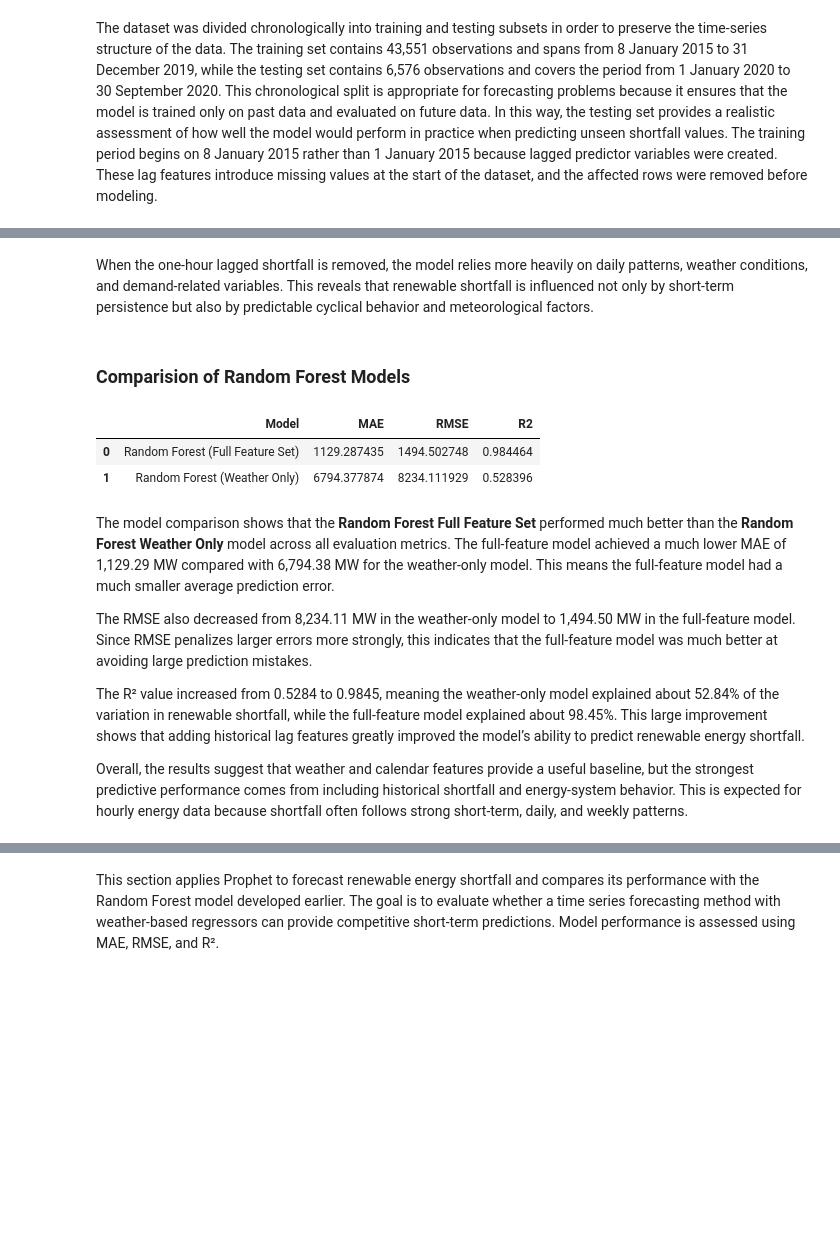
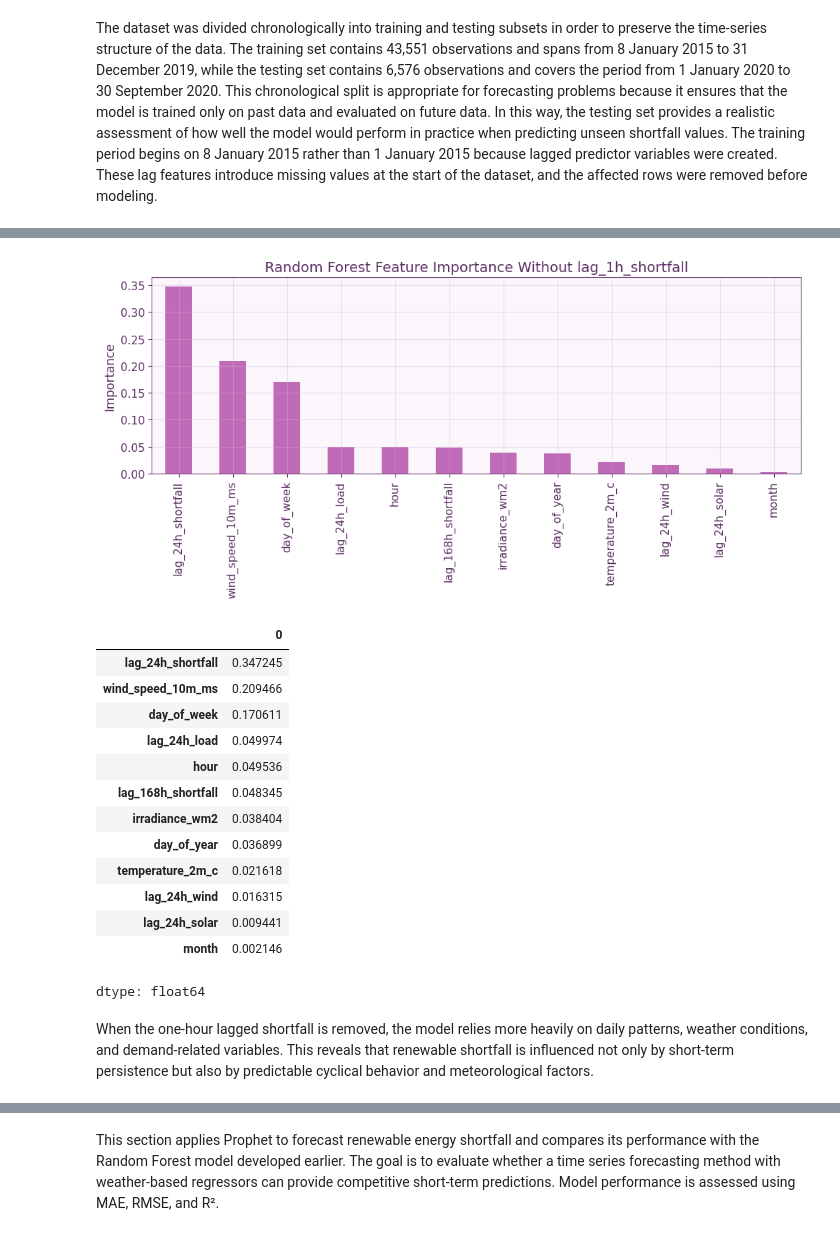
Before and after one commit to Varie737/Renewable-Energy-Data-Analysis, a Jupyter notebook: Renewable Energy Data Analysis project.ipynb, the cells around one changed output, grey strips where cells are left out. Saved outputs shown, nothing was run; the diff lists cells and outputs as text; code cells hidden in the pictures; blank space fills up the shorter version.

```diff
--- a/Renewable Energy Data Analysis project.ipynb
+++ b/Renewable Energy Data Analysis project.ipynb
@@ -1128,0 +857,15 @@ Overall, this confirms that the full-feature model’s high performance is mainl
+# %%
+rf_no_1h = RandomForestRegressor(
+    n_estimators=200,
+    max_depth=15,
+    min_samples_split=10,
+    min_samples_leaf=4,
+    random_state=42,
+    n_jobs=-1
+)
+
+rf_no_1h.fit(X_train_no_1h, y_train)
+
+y_pred_rf_no_1h = rf_no_1h.predict(X_test_no_1h)
+
+print("Random Forest model without lag_1h_shortfall trained successfully.")
@@ -1129,39 +890,31 @@ Overall, this confirms that the full-feature model’s high performance is mainl
+# %%
+feature_importance_rf_no_1h = pd.Series(rf_no_1h.feature_importances_, index=feature_cols_no_1h)
+feature_importance_rf_no_1h = feature_importance_rf_no_1h.sort_values(ascending=False)
+
+plt.figure(figsize=(10,5))
+feature_importance_rf_no_1h.plot(kind="bar")
+plt.title("Random Forest Feature Importance Without lag_1h_shortfall")
+plt.ylabel("Importance")
+plt.tight_layout()
+plt.show()
+
+feature_importance_rf_no_1h
+# %% [output]
+[figure, added]
+|  | 0 |
+| lag_24h_shortfall | 0.347245 |
+| wind_speed_10m_ms | 0.209466 |
+| day_of_week | 0.170611 |
+| lag_24h_load | 0.049974 |
+| hour | 0.049536 |
+| lag_168h_shortfall | 0.048345 |
+| irradiance_wm2 | 0.038404 |
+| day_of_year | 0.036899 |
+| temperature_2m_c | 0.021618 |
+| lag_24h_wind | 0.016315 |
+| lag_24h_solar | 0.009441 |
+| month | 0.002146 |
+dtype: float64
 # %% [markdown]
 When the one-hour lagged shortfall is removed, the model relies more heavily on daily patterns, weather conditions, and demand-related variables. This reveals that renewable shortfall is influenced not only by short-term persistence but also by predictable cyclical behavior and meteorological factors.
-# %% [markdown]
-### Comparision of Random Forest Models
-# %%
-rf_comparison = pd.DataFrame({
-    "Model": [
-        "Random Forest (Weather Only)",
-        "Random Forest (Full Feature Set)"
-    ],
-    "MAE": [
-        mae_rf_weather,
-        mae_rf
-    ],
-    "RMSE": [
-        rmse_rf_weather,
-        rmse_rf
-    ],
-    "R2": [
-        r2_rf_weather,
-        r2_rf
-    ]
-})
-
-rf_comparison = rf_comparison.sort_values(by="RMSE").reset_index(drop=True)
-rf_comparison
-# %% [output]
-|  | Model | MAE | RMSE | R2 |
-| 0 | Random Forest (Full Feature Set) | 1129.287435 | 1494.502748 | 0.984464 |
-| 1 | Random Forest (Weather Only) | 6794.377874 | 8234.111929 | 0.528396 |
-# %% [markdown]
-The model comparison shows that the **Random Forest Full Feature Set** performed much better than the **Random Forest Weather Only** model across all evaluation metrics. The full-feature model achieved a much lower MAE of 1,129.29 MW compared with 6,794.38 MW for the weather-only model. This means the full-feature model had a much smaller average prediction error.
-
-The RMSE also decreased from 8,234.11 MW in the weather-only model to 1,494.50 MW in the full-feature model. Since RMSE penalizes larger errors more strongly, this indicates that the full-feature model was much better at avoiding large prediction mistakes.
-
-The R² value increased from 0.5284 to 0.9845, meaning the weather-only model explained about 52.84% of the variation in renewable shortfall, while the full-feature model explained about 98.45%. This large improvement shows that adding historical lag features greatly improved the model’s ability to predict renewable energy shortfall.
-
-Overall, the results suggest that weather and calendar features provide a useful baseline, but the strongest predictive performance comes from including historical shortfall and energy-system behavior. This is expected for hourly energy data because shortfall often follows strong short-term, daily, and weekly patterns.
 # %% [markdown]
```
Also changed, not shown: parts of 96 cells of this notebook, 3 other files.
